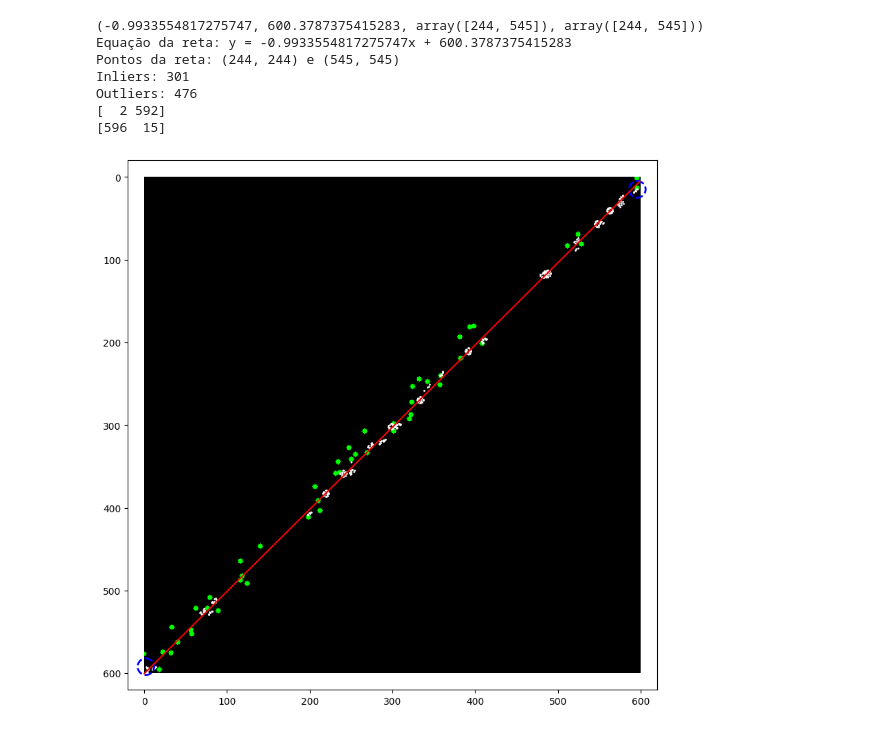
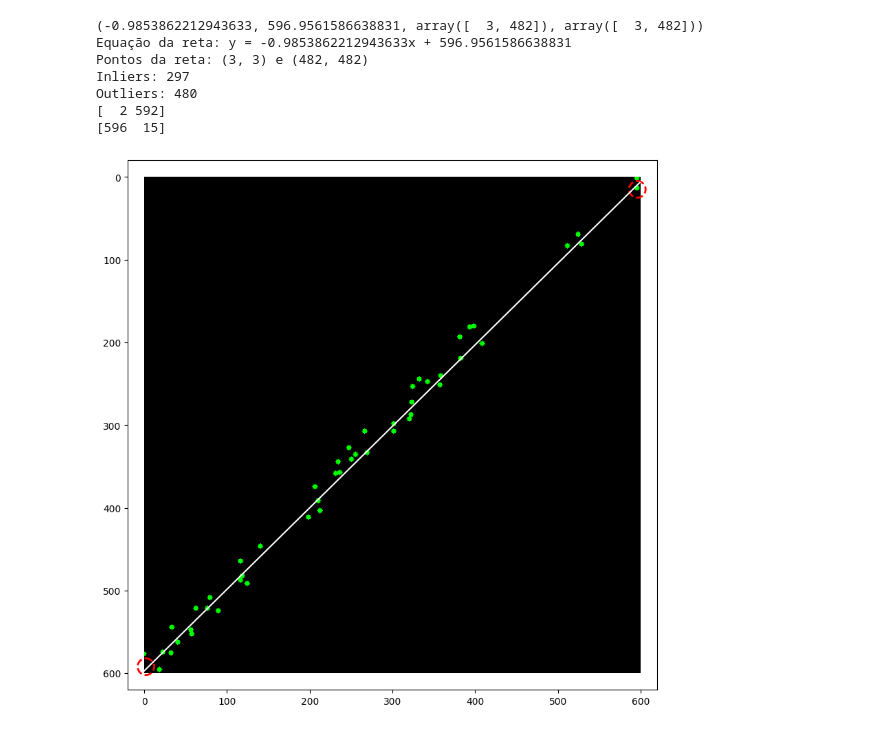
Before and after one commit to SamuelLost/computer-vision, a Jupyter notebook: ransac/ransac.ipynb, the cells around one changed output. Saved outputs shown, nothing was run; the diff lists cells and outputs as text; code cells hidden in the pictures.

```diff
--- a/ransac/ransac.ipynb
+++ b/ransac/ransac.ipynb
@@ -43,39 +43,39 @@ if len(points) < 2:
 line, inliers = ransac_line(points, 50, 5)
 print(line)
 
 if len(inliers) > 0:
     x1, y1 = int(line[2][0]), int(line[3][0])
     x2, y2 = int(line[2][1]), int(line[3][1])
 
     x = np.arange(0, img.shape[1])
     y = line[0] * x + line[1]
 
     print(f"Equação da reta: y = {line[0]}x + {line[1]}")
     print(f'Pontos da reta: ({x1}, {y1}) e ({x2}, {y2})')
 
 print(f'Inliers: {len(inliers)}')
 print(f'Outliers: {len(points) - len(inliers)}')
 
 plt.figure(figsize=(10, 10))
 plt.imshow(img)
-plt.plot(x, y, 'r')
-plt.scatter(inliers[:, 0], inliers[:, 1], color='white', s=1, label='Inliers')
+plt.plot(x, y, 'white')
+# plt.scatter(inliers[:, 0], inliers[:, 1], s=1, label='Inliers')
 for inlier in [inliers[0], inliers[-1]]:
     print(inlier)
-    circle = plt.Circle((inlier[0], inlier[1]), 10, color='cyan', fill=False, lw=2, linestyle='--', label="Pontos")
+    circle = plt.Circle((inlier[0], inlier[1]), 10, color='red', fill=False, lw=2, linestyle='--', label="Pontos")
     plt.gca().add_patch(circle)
 padding = 20  # Adicionar algum espaço ao redor dos dados
 plt.xlim([0 - padding, img.shape[1] + padding])
 plt.ylim([0 - padding, img.shape[0] + padding])
 
 plt.gca().invert_yaxis()
 plt.show()
 # %% [output]
-(-0.9933554817275747, 600.3787375415283, array([244, 545]), array([244, 545]))
-Equação da reta: y = -0.9933554817275747x + 600.3787375415283
-Pontos da reta: (244, 244) e (545, 545)
-Inliers: 301
-Outliers: 476
+(-0.9853862212943633, 596.9561586638831, array([  3, 482]), array([  3, 482]))
+Equação da reta: y = -0.9853862212943633x + 596.9561586638831
+Pontos da reta: (3, 3) e (482, 482)
+Inliers: 297
+Outliers: 480
 [  2 592]
 [596  15]
-[figure, old version]
+[figure, new version]
```
